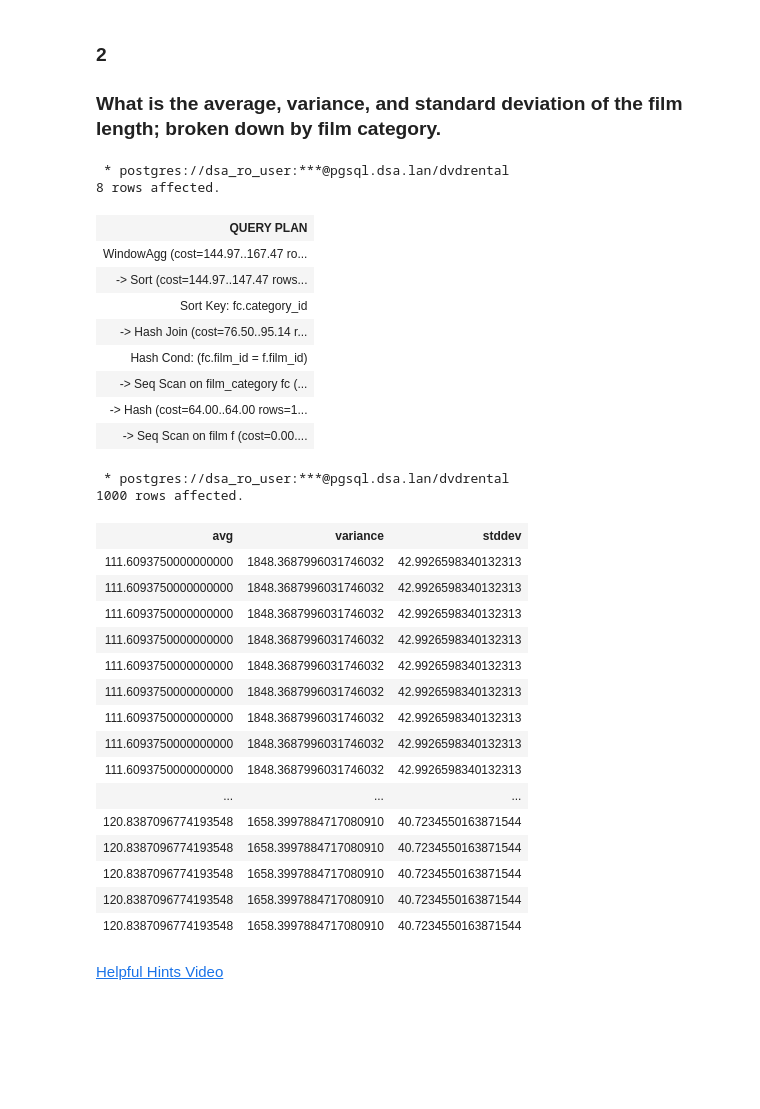
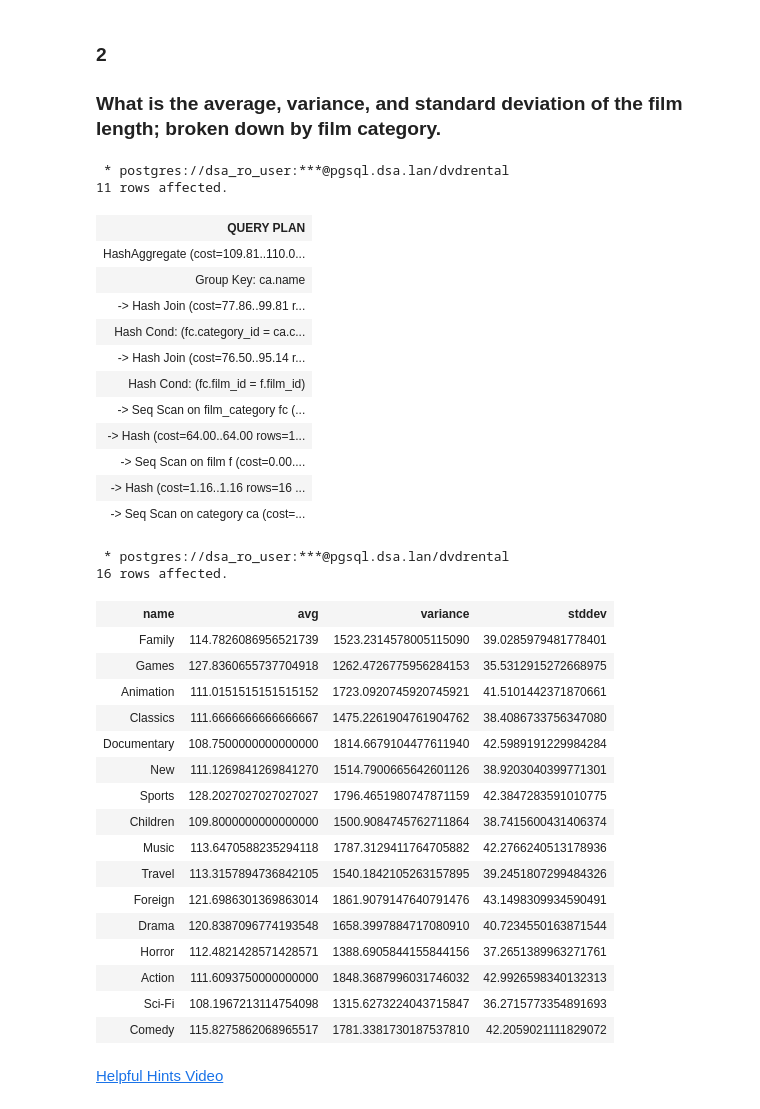
Before and after one commit to SteeltownRiot/DSA, a Jupyter notebook: DSA-7030 Databases & Analytics/Module 5 - Views, Aggregates, Functions, & Triggers/AdvancedAggregates.ipynb, the cells around one changed output. Drawn from its saved outputs; the diff is of its cells as text; code cells hidden in the pictures; blank space fills up the shorter version.

Commit message:
7030 mod 5 advanced aggregates exercise completed

```diff
--- a/DSA-7030 Databases & Analytics/Module 5 - Views, Aggregates, Functions, & Triggers/AdvancedAggregates.ipynb
+++ b/DSA-7030 Databases & Analytics/Module 5 - Views, Aggregates, Functions, & Triggers/AdvancedAggregates.ipynb
@@ -56,49 +56,61 @@ FROM    film;
 # %%
 %%sql
 EXPLAIN
-SELECT  avg(f.length) OVER (PARTITION BY fc.category_id)
-        ,variance(f.length) OVER (PARTITION BY fc.category_id)
-        ,stddev(f.length) OVER (PARTITION BY fc.category_id)
-FROM    film as f JOIN film_category as fc
-        USING(film_id);
+SELECT  ca.name
+        ,avg(f.length)
+        ,variance(f.length)
+        ,stddev(f.length)
+FROM    film f JOIN film_category fc
+        USING(film_id)
+        JOIN category ca
+        USING(category_id)
+GROUP BY ca.name;
 # %% [output]
  * postgres://dsa_ro_user:***@pgsql.dsa.lan/dvdrental
-8 rows affected.
+11 rows affected.
 | QUERY PLAN |
-| WindowAgg (cost=144.97..167.47 ro... |
-| -> Sort (cost=144.97..147.47 rows... |
-| Sort Key: fc.category_id |
+| HashAggregate (cost=109.81..110.0... |
+| Group Key: ca.name |
+| -> Hash Join (cost=77.86..99.81 r... |
+| Hash Cond: (fc.category_id = ca.c... |
 | -> Hash Join (cost=76.50..95.14 r... |
 | Hash Cond: (fc.film_id = f.film_id) |
 | -> Seq Scan on film_category fc (... |
 | -> Hash (cost=64.00..64.00 rows=1... |
 | -> Seq Scan on film f (cost=0.00.... |
+| -> Hash (cost=1.16..1.16 rows=16 ... |
+| -> Seq Scan on category ca (cost=... |
 # %%
 %%sql
-SELECT  avg(f.length) OVER (PARTITION BY fc.category_id)
-        ,variance(f.length) OVER (PARTITION BY fc.category_id)
-        ,stddev(f.length) OVER (PARTITION BY fc.category_id)
-FROM    film as f JOIN film_category as fc
-        USING(film_id);
+SELECT  ca.name
+        ,avg(f.length)
+        ,variance(f.length)
+        ,stddev(f.length)
+FROM    film f JOIN film_category fc
+        USING(film_id)
+        JOIN category ca
+        USING(category_id)
+GROUP BY ca.name;
 # %% [output]
  * postgres://dsa_ro_user:***@pgsql.dsa.lan/dvdrental
-1000 rows affected.
+16 rows affected.
-| avg | variance | stddev |
-| 111.6093750000000000 | 1848.3687996031746032 | 42.9926598340132313 |
-| 111.6093750000000000 | 1848.3687996031746032 | 42.9926598340132313 |
-| 111.6093750000000000 | 1848.3687996031746032 | 42.9926598340132313 |
-| 111.6093750000000000 | 1848.3687996031746032 | 42.9926598340132313 |
-| 111.6093750000000000 | 1848.3687996031746032 | 42.9926598340132313 |
-| 111.6093750000000000 | 1848.3687996031746032 | 42.9926598340132313 |
-| 111.6093750000000000 | 1848.3687996031746032 | 42.9926598340132313 |
-| 111.6093750000000000 | 1848.3687996031746032 | 42.9926598340132313 |
-| 111.6093750000000000 | 1848.3687996031746032 | 42.9926598340132313 |
-| ... | ... | ... |
-| 120.8387096774193548 | 1658.3997884717080910 | 40.7234550163871544 |
-| 120.8387096774193548 | 1658.3997884717080910 | 40.7234550163871544 |
-| 120.8387096774193548 | 1658.3997884717080910 | 40.7234550163871544 |
-| 120.8387096774193548 | 1658.3997884717080910 | 40.7234550163871544 |
-| 120.8387096774193548 | 1658.3997884717080910 | 40.7234550163871544 |
+| name | avg | variance | stddev |
+| Family | 114.7826086956521739 | 1523.2314578005115090 | 39.0285979481778401 |
+| Games | 127.8360655737704918 | 1262.4726775956284153 | 35.5312915272668975 |
+| Animation | 111.0151515151515152 | 1723.0920745920745921 | 41.5101442371870661 |
+| Classics | 111.6666666666666667 | 1475.2261904761904762 | 38.4086733756347080 |
+| Documentary | 108.7500000000000000 | 1814.6679104477611940 | 42.5989191229984284 |
+| New | 111.1269841269841270 | 1514.7900665642601126 | 38.9203040399771301 |
+| Sports | 128.2027027027027027 | 1796.4651980747871159 | 42.3847283591010775 |
+| Children | 109.8000000000000000 | 1500.9084745762711864 | 38.7415600431406374 |
+| Music | 113.6470588235294118 | 1787.3129411764705882 | 42.2766240513178936 |
+| Travel | 113.3157894736842105 | 1540.1842105263157895 | 39.2451807299484326 |
+| Foreign | 121.6986301369863014 | 1861.9079147640791476 | 43.1498309934590491 |
+| Drama | 120.8387096774193548 | 1658.3997884717080910 | 40.7234550163871544 |
+| Horror | 112.4821428571428571 | 1388.6905844155844156 | 37.2651389963271761 |
+| Action | 111.6093750000000000 | 1848.3687996031746032 | 42.9926598340132313 |
+| Sci-Fi | 108.1967213114754098 | 1315.6273224043715847 | 36.2715773354891693 |
+| Comedy | 115.8275862068965517 | 1781.3381730187537810 | 42.2059021111829072 |
 # %% [markdown]
 [Helpful Hints Video](https://youtu.be/jy9H2KLI4Iw)
 # %% [markdown]
```
Also changed, not shown: parts of 15 cells of this notebook, 2 other files.
